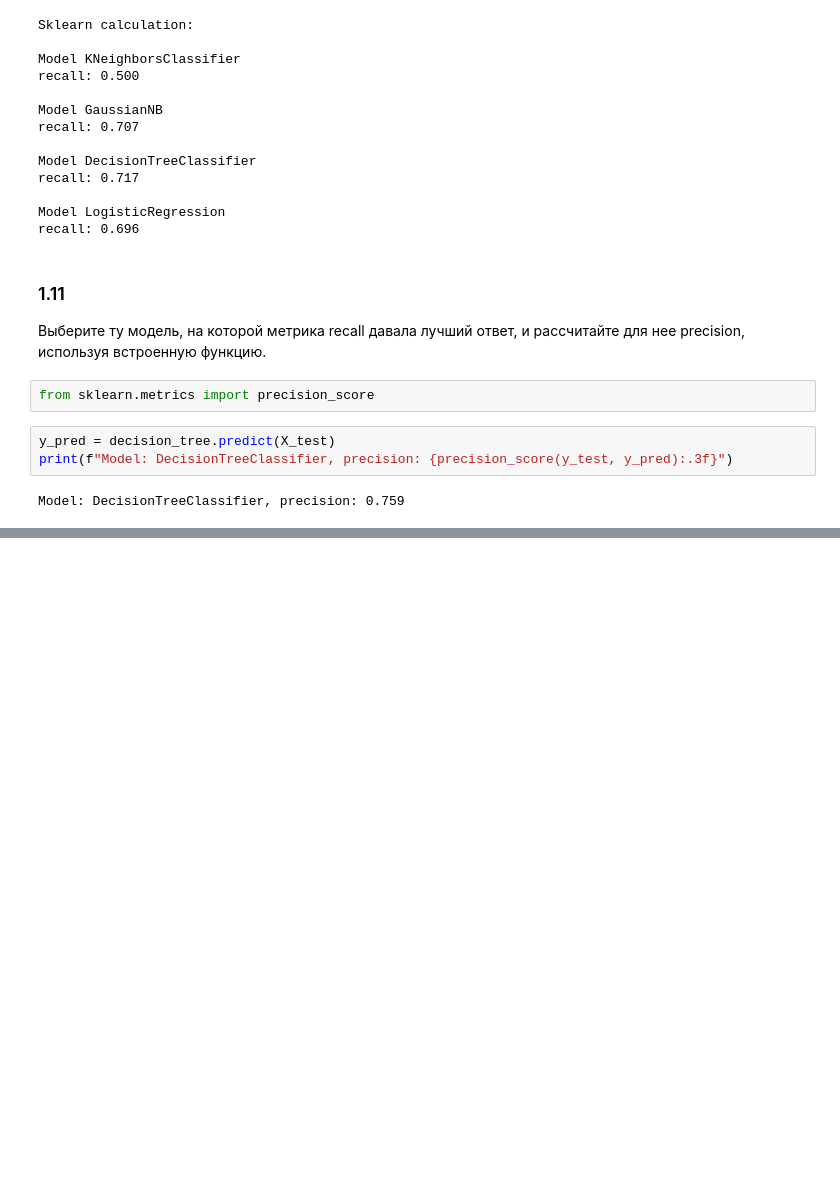
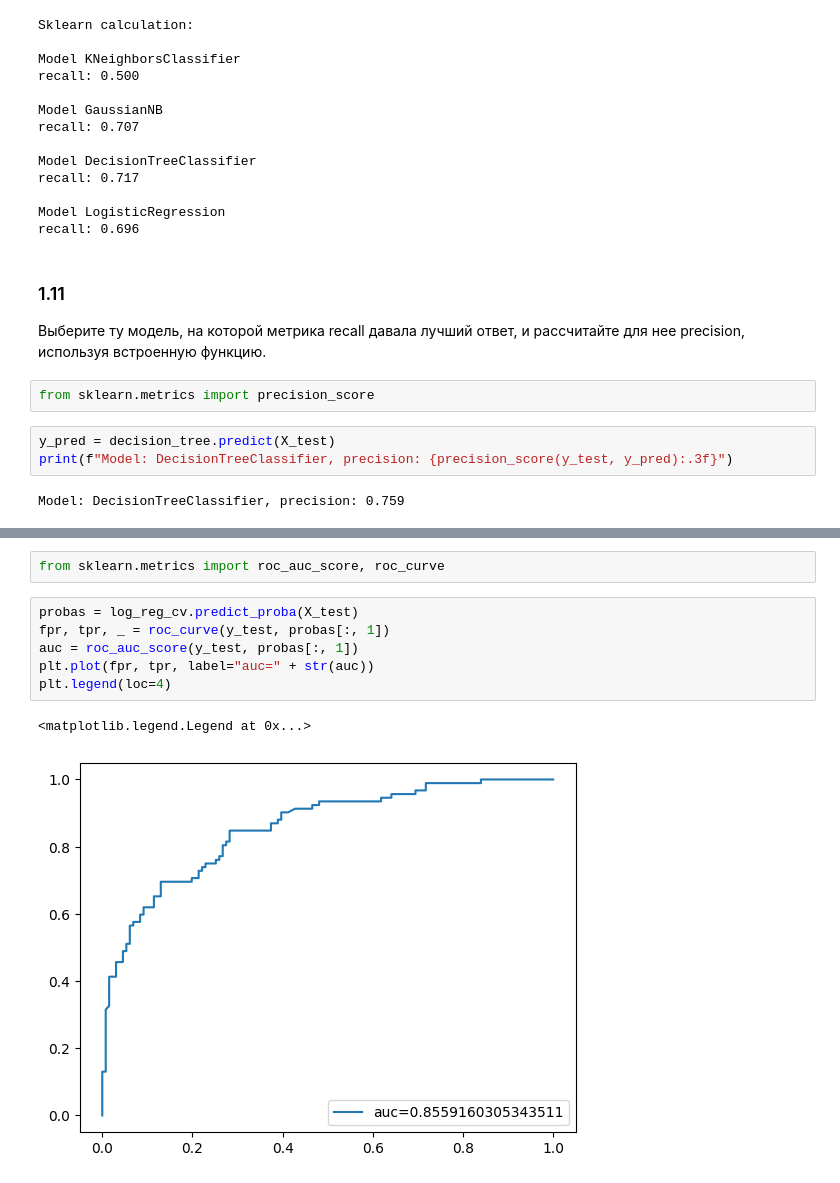
Before and after one commit to hik023/data_science_training, a Jupyter notebook: neural/metrics/homework_classification_2_les_1_part_1.ipynb, the cells around one changed output, grey strips where cells are left out. Saved outputs shown, nothing was run; the diff lists cells and outputs as text; blank space fills up the shorter version.

```diff
--- a/neural/metrics/homework_classification_2_les_1_part_1.ipynb
+++ b/neural/metrics/homework_classification_2_les_1_part_1.ipynb
@@ -406,0 +542,11 @@ Model: DecisionTreeClassifier, precision: 0.759
+# %%
+from sklearn.metrics import roc_auc_score, roc_curve
+# %%
+probas = log_reg_cv.predict_proba(X_test)
+fpr, tpr, _ = roc_curve(y_test, probas[:, 1])
+auc = roc_auc_score(y_test, probas[:, 1])
+plt.plot(fpr, tpr, label="auc=" + str(auc))
+plt.legend(loc=4)
+# %% [output]
+<matplotlib.legend.Legend at 0x...>
+[figure, added]
```
Also changed, not shown: parts of 21 cells of this notebook, 1 other file.
